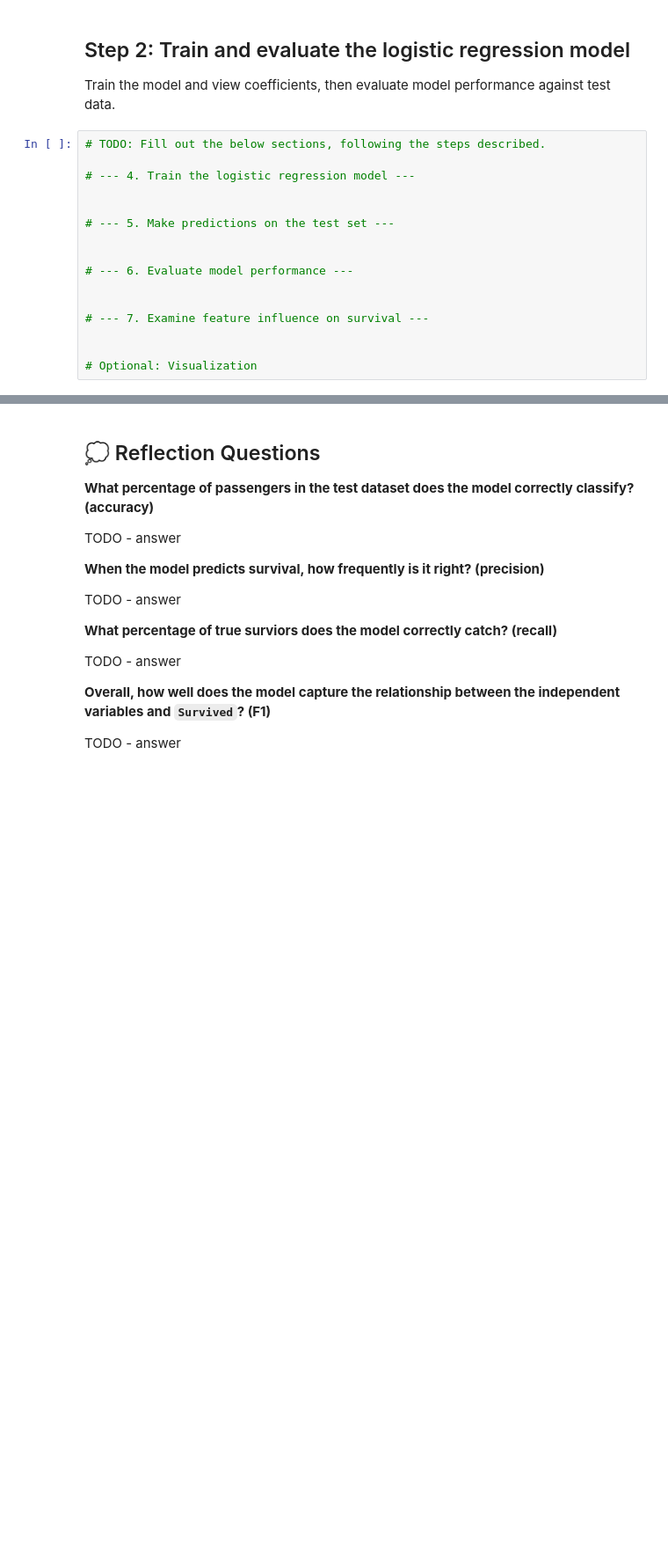
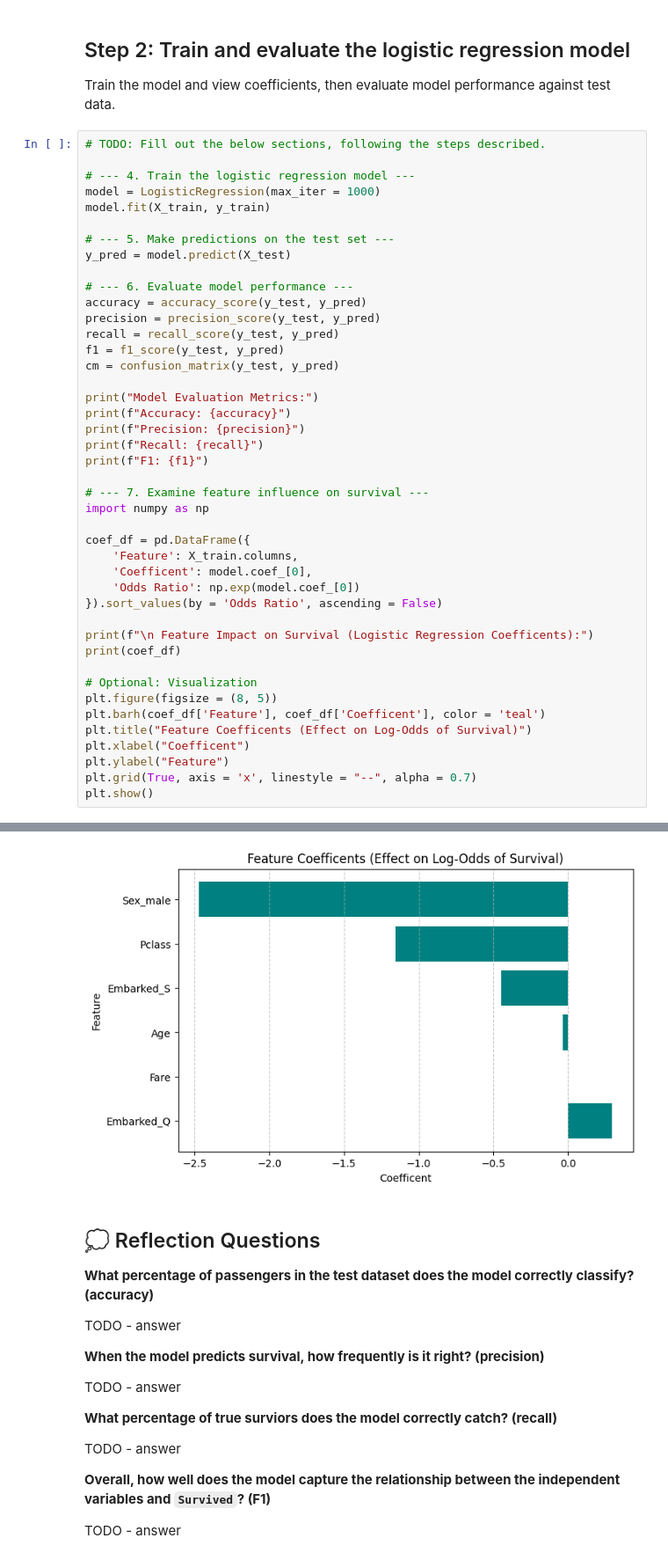
Before and after one commit to CharlotteHoyt/KWK-Goldman-Sachs-ML-Titanic-Survival-Data, a Jupyter notebook: Charlotte_Hoyt_KWK_Titanic_Survival_Data_Template.ipynb, the cells around one changed output, grey strips where cells are left out. Shown at 88% size. Cells and saved outputs as stored; diff of their text form; blank space fills up the shorter version.

Commit message:
Finished ML1.2.1 - Logistic Regression (Part 2).

```diff
--- a/Charlotte_Hoyt_KWK_Titanic_Survival_Data_Template.ipynb
+++ b/Charlotte_Hoyt_KWK_Titanic_Survival_Data_Template.ipynb
@@ -578,19 +578,47 @@ X_train, X_test, y_train, y_test = train_test_split(X, y, test_size = 0.2, rando
 # %% [markdown]
 ## Step 2: Train and evaluate the logistic regression model
 Train the model and view coefficients, then evaluate model performance against test data.
-# %%
-# TODO: Fill out the below sections, following the steps described.
-
-# --- 4. Train the logistic regression model ---
-
-
-# --- 5. Make predictions on the test set ---
-
-
-# --- 6. Evaluate model performance ---
-
-
-# --- 7. Examine feature influence on survival ---
-
-
-# Optional: Visualization
+# %%
+# TODO: Fill out the below sections, following the steps described.
+
+# --- 4. Train the logistic regression model ---
+model = LogisticRegression(max_iter = 1000)
+model.fit(X_train, y_train)
+
+# --- 5. Make predictions on the test set ---
+y_pred = model.predict(X_test)
+
+# --- 6. Evaluate model performance ---
+accuracy = accuracy_score(y_test, y_pred)
+precision = precision_score(y_test, y_pred)
+recall = recall_score(y_test, y_pred)
+f1 = f1_score(y_test, y_pred)
+cm = confusion_matrix(y_test, y_pred)
+
+print("Model Evaluation Metrics:")
+print(f"Accuracy: {accuracy}")
+print(f"Precision: {precision}")
+print(f"Recall: {recall}")
+print(f"F1: {f1}")
+
+# --- 7. Examine feature influence on survival ---
+import numpy as np
+
+coef_df = pd.DataFrame({
+    'Feature': X_train.columns,
+    'Coefficent': model.coef_[0],
+    'Odds Ratio': np.exp(model.coef_[0])
+}).sort_values(by = 'Odds Ratio', ascending = False)
+
+print(f"\n Feature Impact on Survival (Logistic Regression Coefficents):")
+print(coef_df)
+
+# Optional: Visualization
+plt.figure(figsize = (8, 5))
+plt.barh(coef_df['Feature'], coef_df['Coefficent'], color = 'teal')
+plt.title("Feature Coefficents (Effect on Log-Odds of Survival)")
+plt.xlabel("Coefficent")
+plt.ylabel("Feature")
+plt.grid(True, axis = 'x', linestyle = "--", alpha = 0.7)
+plt.show()
+# %% [output]
@@ -597,3 +639,4 @@ Train the model and view coefficients, then evaluate model performance against t
+[figure, added]
 # %% [markdown]
 ## 💭 Reflection Questions
 **What percentage of passengers in the test dataset does the model correctly classify? (accuracy)**
```
Also changed, not shown: parts of 1 cell of this notebook.
